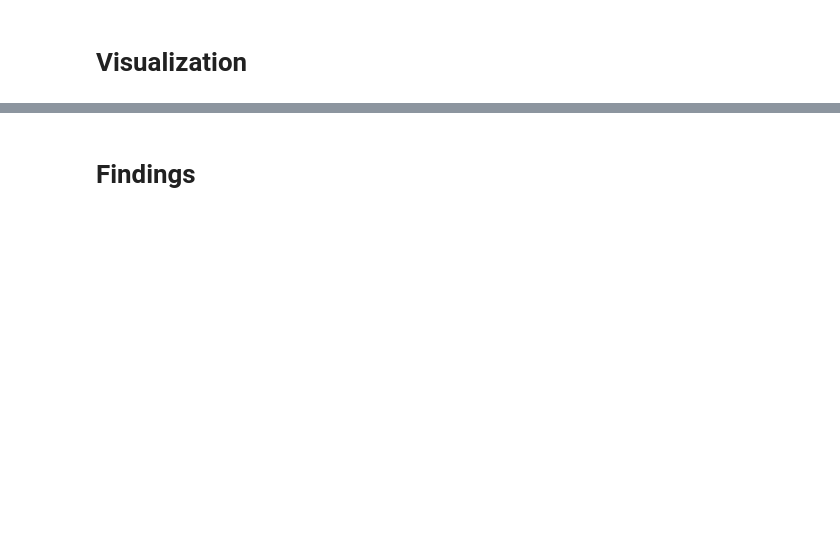
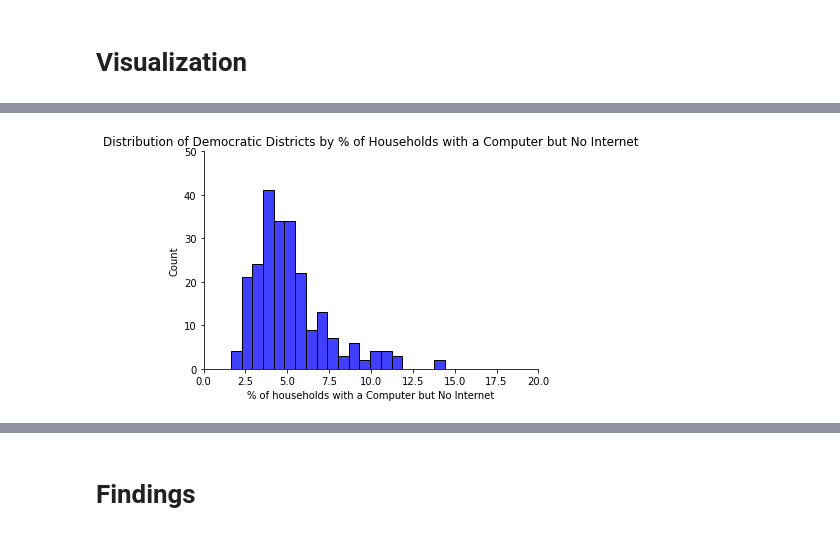
Before and after one commit to jadinsstewart/Congressional-Analytics, a Jupyter notebook: Project_1_Part_b.ipynb, the cells around one changed output, grey strips where cells are left out. Saved outputs shown, nothing was run; the diff lists cells and outputs as text; code cells hidden in the pictures; blank space fills up the shorter version.

```diff
--- a/Project_1_Part_b.ipynb
+++ b/Project_1_Part_b.ipynb
@@ -34,0 +164,12 @@ We gathered political affiliation data from
+# %%
+df_dem = merged_df[merged_df['Party']== "D"]
+
+sns.histplot(df_dem["% of households with a Computer but No Internet"], bins = 20, color="blue").set(title="Distribution of Democratic Districts by % of Households with a Computer but No Internet")
+
+plt.xlim(0, 20)
+
+plt.ylim(0, 50)
+
+sns.despine()
+# %% [output]
+[figure, added]
```
Also changed, not shown: parts of 20 cells of this notebook.
